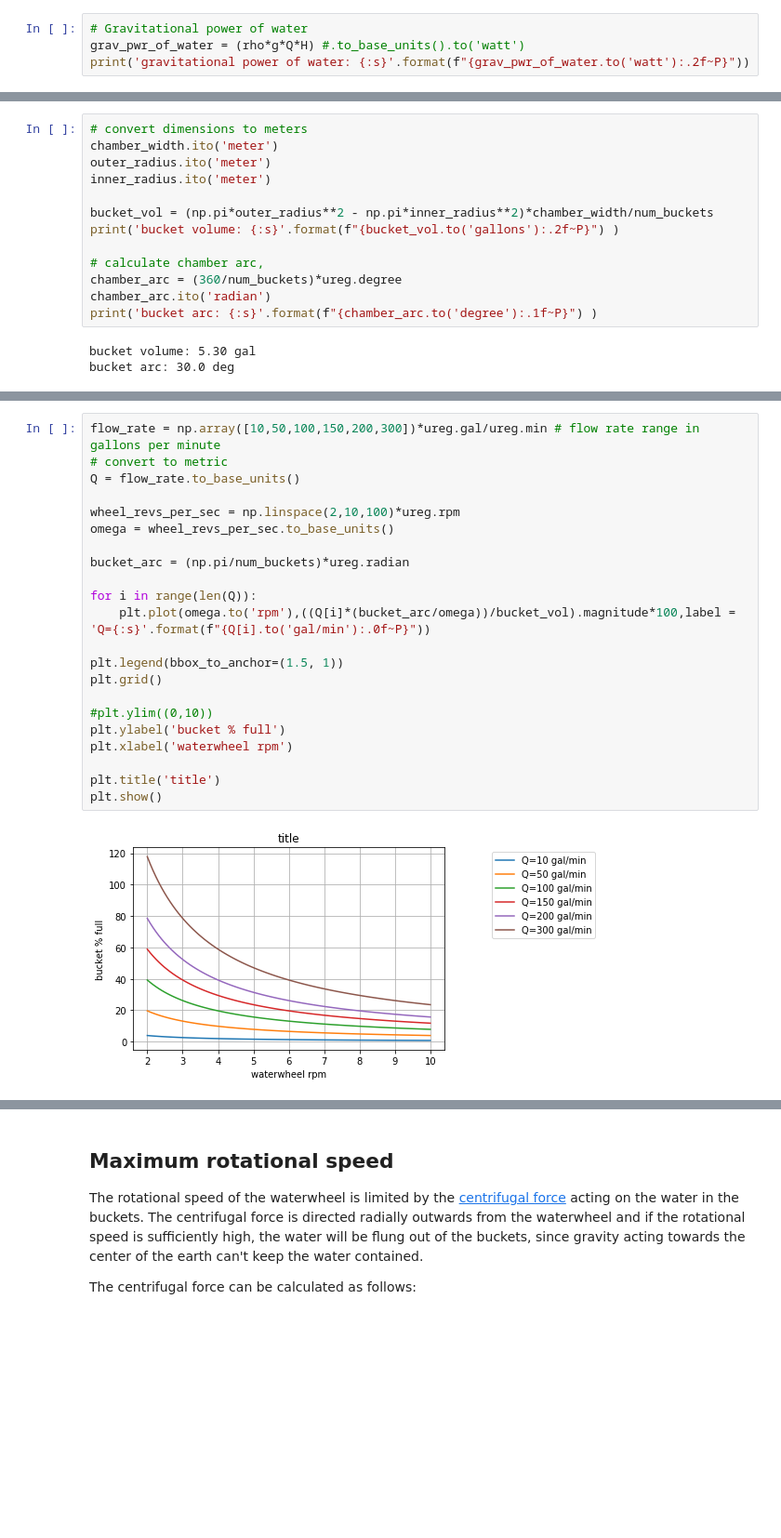
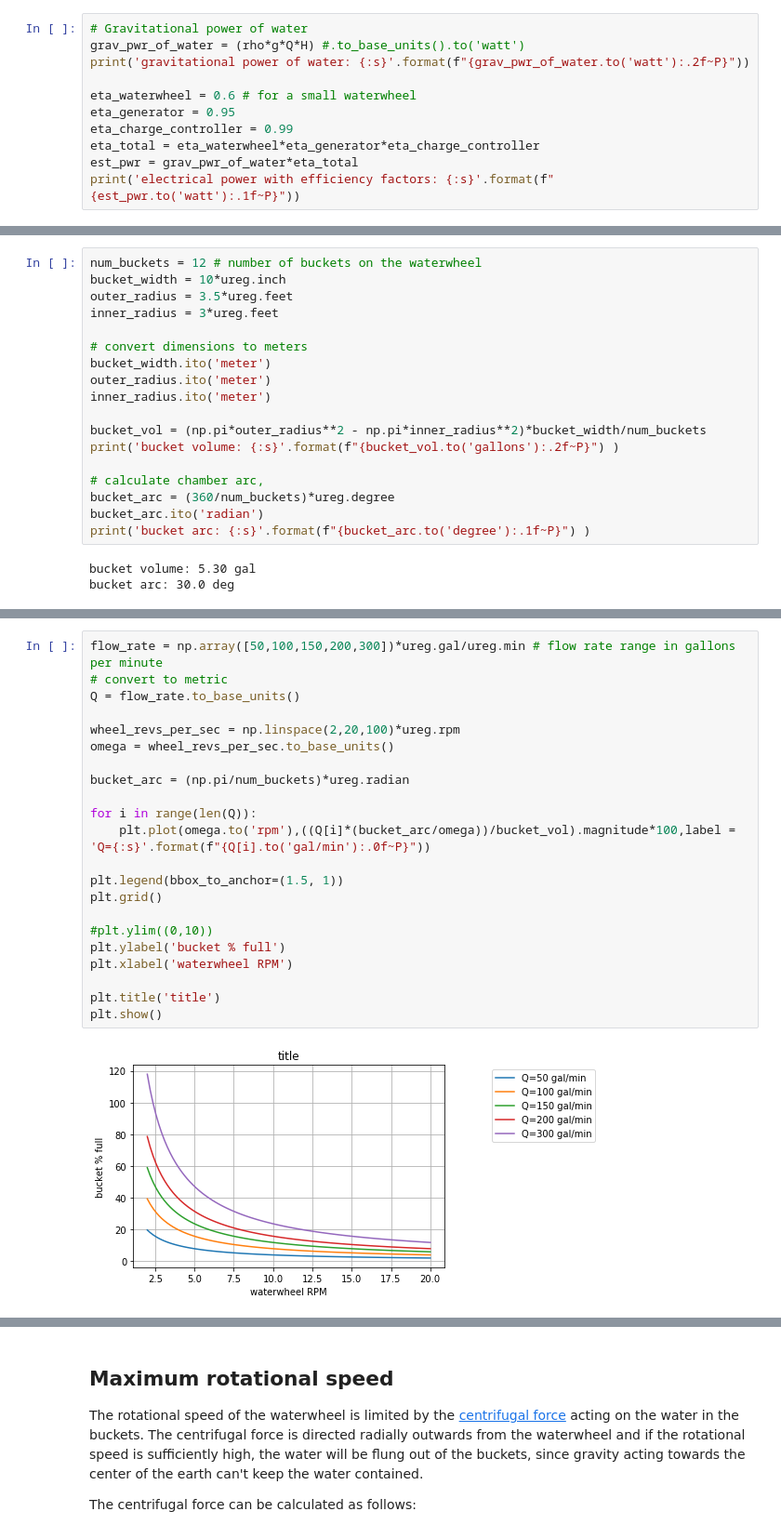
Before and after one commit to Tiburonboy/EE_jupyter_notebooks, a Jupyter notebook: Overshot waterwheel hydroelectric power system analysis/Overshot waterwheel hydroelectric power system analysis.ipynb, the cells around one changed output, grey strips where cells are left out. Shown at 93% size. Drawn from its saved outputs; the diff is of its cells as text; blank space fills up the shorter version.

```diff
--- a/Overshot waterwheel hydroelectric power system analysis/Overshot waterwheel hydroelectric power system analysis.ipynb
+++ b/Overshot waterwheel hydroelectric power system analysis/Overshot waterwheel hydroelectric power system analysis.ipynb
@@ -337,5 +249,12 @@ flow rate in base units: 0.0189 m³/s
 # Gravitational power of water
 grav_pwr_of_water = (rho*g*Q*H) #.to_base_units().to('watt')
 print('gravitational power of water: {:s}'.format(f"{grav_pwr_of_water.to('watt'):.2f~P}"))
+
+eta_waterwheel = 0.6 # for a small waterwheel
+eta_generator = 0.95
+eta_charge_controller = 0.99
+eta_total = eta_waterwheel*eta_generator*eta_charge_controller
+est_pwr = grav_pwr_of_water*eta_total
+print('electrical power with efficiency factors: {:s}'.format(f"{est_pwr.to('watt'):.1f~P}"))
 # %% [output]
 gravitational power of water: 395.92 W
@@ -528,16 +390,21 @@ inner_radius = 3*ureg.feet
 # %%
+num_buckets = 12 # number of buckets on the waterwheel
+bucket_width = 10*ureg.inch
+outer_radius = 3.5*ureg.feet
+inner_radius = 3*ureg.feet
+
 # convert dimensions to meters
-chamber_width.ito('meter')
+bucket_width.ito('meter')
 outer_radius.ito('meter')
 inner_radius.ito('meter')
 
-bucket_vol = (np.pi*outer_radius**2 - np.pi*inner_radius**2)*chamber_width/num_buckets
+bucket_vol = (np.pi*outer_radius**2 - np.pi*inner_radius**2)*bucket_width/num_buckets
 print('bucket volume: {:s}'.format(f"{bucket_vol.to('gallons'):.2f~P}") )
 
 # calculate chamber arc,
-chamber_arc = (360/num_buckets)*ureg.degree
-chamber_arc.ito('radian')
-print('bucket arc: {:s}'.format(f"{chamber_arc.to('degree'):.1f~P}") )
+bucket_arc = (360/num_buckets)*ureg.degree
+bucket_arc.ito('radian')
+print('bucket arc: {:s}'.format(f"{bucket_arc.to('degree'):.1f~P}") )
 # %% [output]
 bucket volume: 5.30 gal
 bucket arc: 30.0 deg
@@ -593,24 +414,24 @@ Don't know wheel rpm so look at a range of rpms
 # %%
-flow_rate = np.array([10,50,100,150,200,300])*ureg.gal/ureg.min # flow rate range in gallons per minute
+flow_rate = np.array([50,100,150,200,300])*ureg.gal/ureg.min # flow rate range in gallons per minute
 # convert to metric
 Q = flow_rate.to_base_units()
 
-wheel_revs_per_sec = np.linspace(2,10,100)*ureg.rpm
+wheel_revs_per_sec = np.linspace(2,20,100)*ureg.rpm
 omega = wheel_revs_per_sec.to_base_units()
 
 bucket_arc = (np.pi/num_buckets)*ureg.radian
 
 for i in range(len(Q)):
     plt.plot(omega.to('rpm'),((Q[i]*(bucket_arc/omega))/bucket_vol).magnitude*100,label = 'Q={:s}'.format(f"{Q[i].to('gal/min'):.0f~P}"))
 
 plt.legend(bbox_to_anchor=(1.5, 1))
 plt.grid()
 
 #plt.ylim((0,10))
 plt.ylabel('bucket % full')
-plt.xlabel('waterwheel rpm')
+plt.xlabel('waterwheel RPM')
 
 plt.title('title')
 plt.show()
 # %% [output]
-[figure, old version]
+[figure, new version]
```
Also changed, not shown: parts of 93 cells of this notebook.
